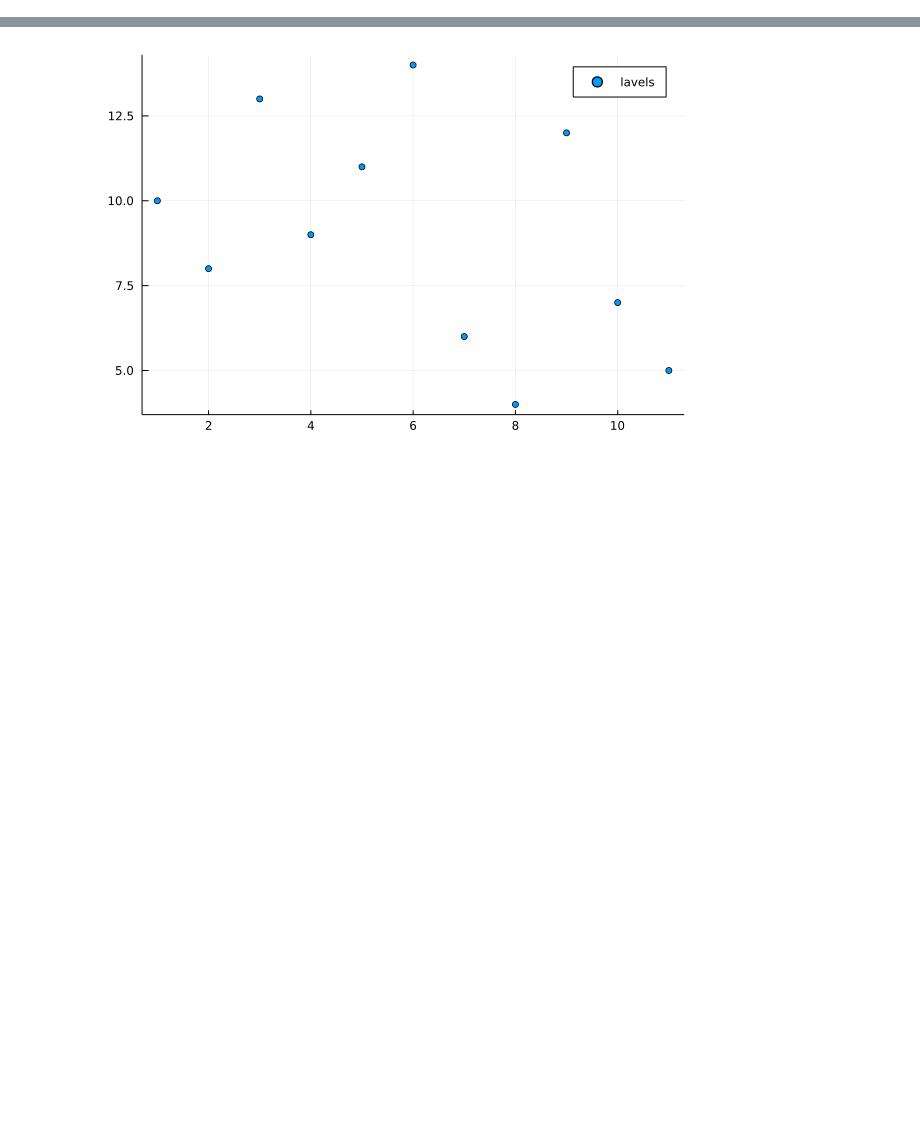
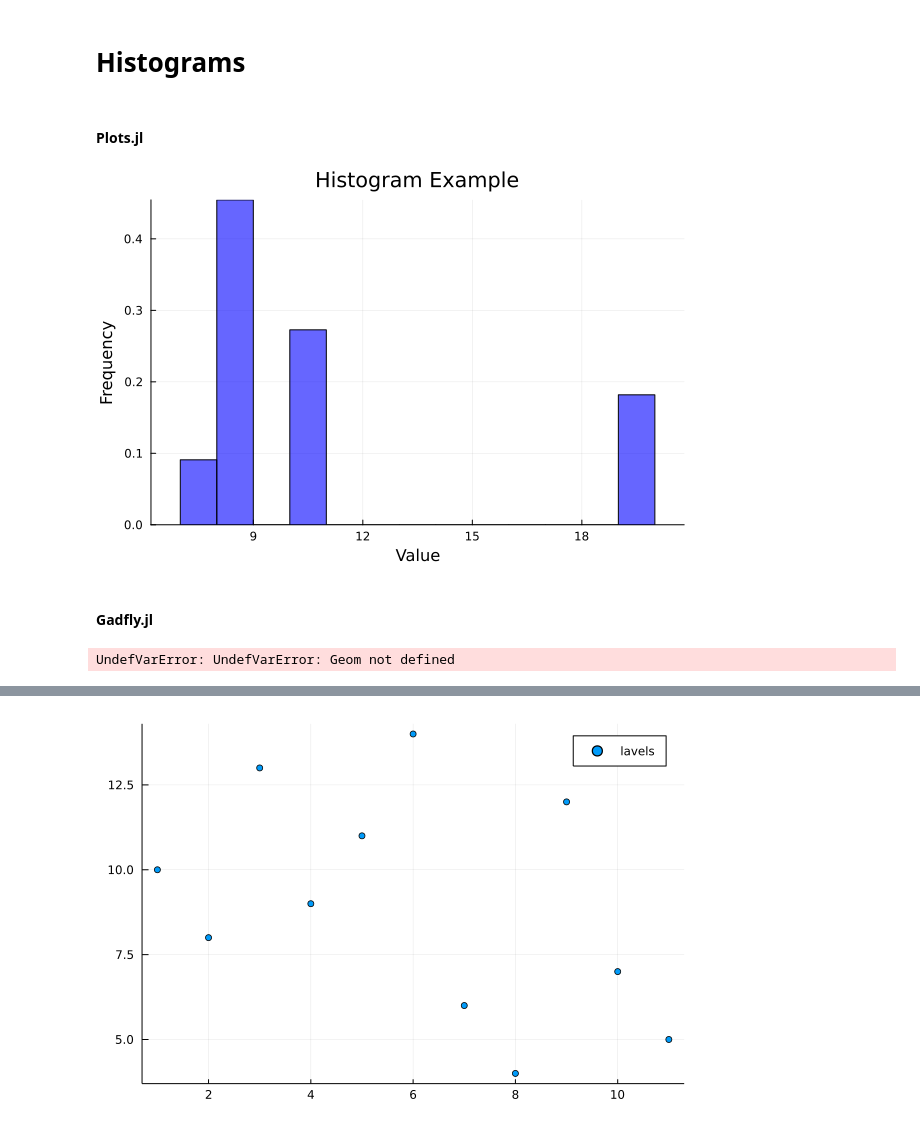
Before and after one commit to salomaoalves/Languages, a Jupyter notebook: Julia/Visualization.ipynb, the cells around one changed output, grey strips where cells are left out. Saved outputs shown, nothing was run; the diff lists cells and outputs as text; code cells hidden in the pictures; blank space fills up the shorter version.

```diff
--- a/Julia/Visualization.ipynb
+++ b/Julia/Visualization.ipynb
@@ -5,19 +19,42 @@ using StatsPlots
 # %%
 # Create data
 
-aq = [10.0   8.04  10.0  9.14  10.0   7.46   8.0   6.58
-       8.0   6.95   8.0  8.14   8.0   6.77   8.0   5.76
+aq = [10.0   8.04  10.0  9.14  10.0   7.46  19.0   6.58
+       8.0   6.95   8.0  8.14   8.0   6.77   7.0   5.76
       13.0   7.58  13.0  8.74  13.0  12.74   8.0   7.71
        9.0   8.81   9.0  8.77   9.0   7.11   8.0   8.84
-      11.0   8.33  11.0  9.26  11.0   7.81   8.0   8.47
-      14.0   9.96  14.0  8.1   14.0   8.84   8.0   7.04
-       6.0   7.24   6.0  6.13   6.0   6.08   8.0   5.25
+      11.0   8.33  11.0  9.26  11.0   7.81  10.0   8.47
+      14.0   9.96  14.0  8.1   14.0   8.84  10.0   7.04
+       6.0   7.24   6.0  6.13   6.0   6.08  10.0   5.25
        4.0   4.26   4.0  3.1    4.0   5.39  19.0  missing
       12.0  10.84  12.0  9.13  12.0  missing 8.0   5.56
        7.0   4.82   7.0  7.26   7.0   6.42   8.0   7.91
        5.0   5.68   5.0  4.74   5.0   5.73   8.0   6.89]
 
-df2 = DataFrame(aq, :auto)
+df = DataFrame(aq, :auto)
 colNames = vec(string.(["x", "y"], [1 2 3 4]))
 
-data = df2[!,:x1];
+data_x1 = df[!,:x1]
+data_x7 = df[!,:x7];
+# %% [markdown]
+# Histograms
+# %% [markdown]
+#### Plots.jl
+# %%
+histogram(data_x7, bins=20, xlabel="Value", ylabel="Frequency", title="Histogram Example",
+          normalize=:pdf, #normalizie bar heights - also, :density or :probability
+          fillalpha=0.6, #bar transparency - 0 is transparant, 1 is opaque
+          linecolor=:black, fillcolor=:blue, #color of the lines and the bars
+          legend=false)
+# %% [output]
+[figure, added]
+# %% [markdown]
+#### Gadfly.jl
+# %%
+plot(df, x=:x7, Geom.histogram(bincount=20),
+     bincount = 20, binwidth = 0.5, #numb of bins and its widht
+     Guide.xlabel("Value"), Guide.ylabel("Frequency"), Guide.title("Histogram Example")
+     #Theme(default_color="blue") #allows customization of color, opacity, and other aesthetic elements
+     )
+# %% [output]
+UndefVarError: UndefVarError: Geom not defined
```
Also changed, not shown: parts of 3 cells of this notebook, 57 other files.
